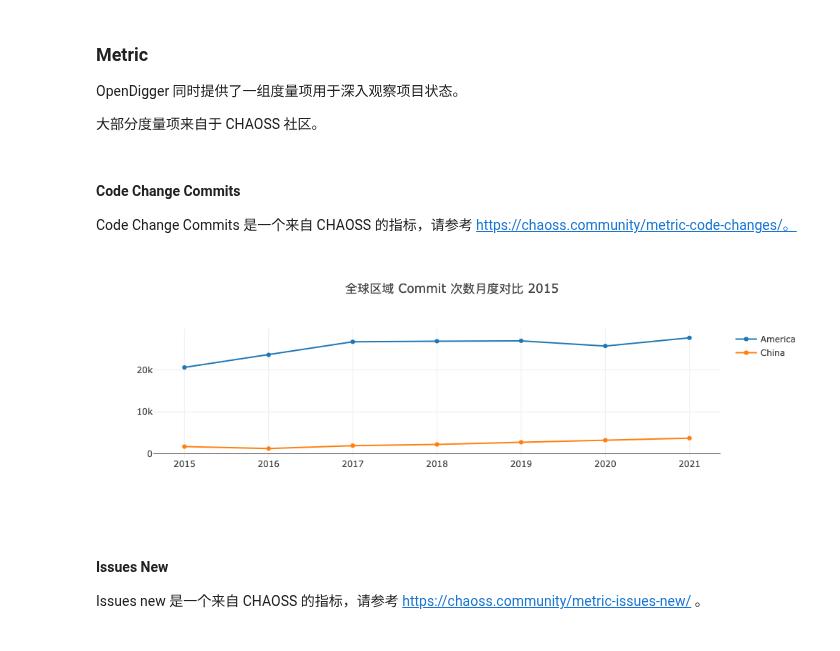
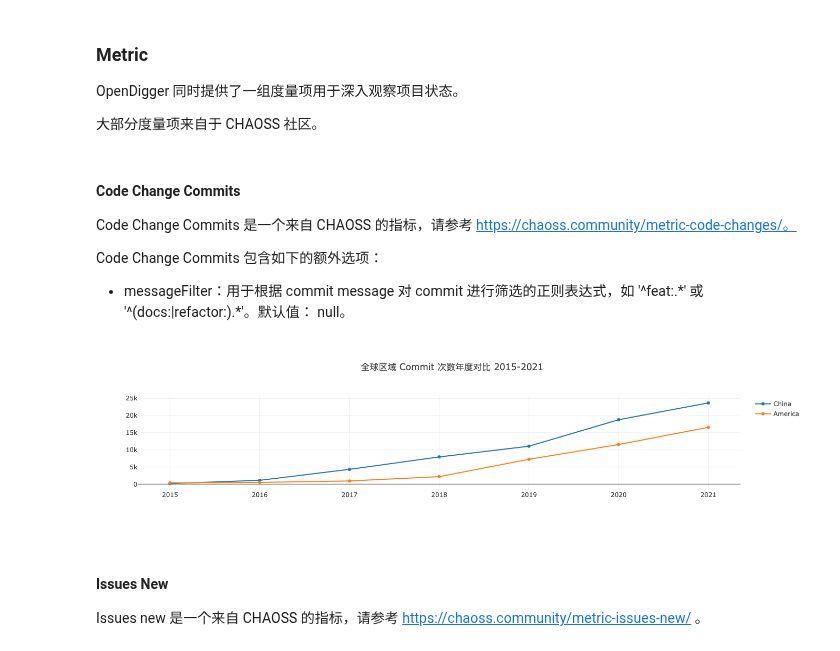
Before and after one commit to X-lab2017/open-digger, a Jupyter notebook: notebook/handbook_zh.ipynb, the cells around one changed output. Cells and saved outputs as stored; diff of their text form; code cells hidden in the pictures.

```diff
--- a/notebook/handbook_zh.ipynb
+++ b/notebook/handbook_zh.ipynb
@@ -184,22 +184,27 @@ OpenDigger 同时提供了一组度量项用于深入观察项目状态。
 大部分度量项来自于 CHAOSS 社区。
 # %% [markdown]
 #### Code Change Commits
+
 Code Change Commits 是一个来自 CHAOSS 的指标，请参考 https://chaoss.community/metric-code-changes/。
+
+Code Change Commits 包含如下的额外选项：
+
+- messageFilter：用于根据 commit message 对 commit 进行筛选的正则表达式，如 '^feat:.\*' 或 '^(docs:|refactor:).\*'。默认值： null。
 # %%
 var startYear = 2015, startMonth = 1, endYear = 2021, endMonth = 12, x = [];
 for (let y = startYear; y <= endYear; y++) x.push(`${y}`);
-openDigger.metric.chaoss.codeChangeCommits({ labelIntersect: ['Region'], startYear, startMonth, endYear, endMonth, groupBy: 'Region', groupTimeRange: 'month', limit: -1 }).then(data => {
+openDigger.metric.chaoss.codeChangeCommits({ labelIntersect: ['Region'], startYear, startMonth, endYear, endMonth, groupBy: 'Region', groupTimeRange: 'year', limit: -1, options: { messageFilter: '^feat:.*' } }).then(data => {
     openDigger.render.plotly(data.filter(row => row.name != 'Others').map(row => {
         return {
             x,
             y: row.count,
             mode: 'scatter',
             name: row.name
         };
-    }), {title: `全球区域 Commit 次数月度对比 ${startYear}`, xaxis: {type: 'category'}});
+    }), {title: `全球区域 Commit 次数年度对比 ${startYear}-${endYear}`, xaxis: {type: 'category'}});
 });
 # %% [output]
-[figure, old version]
+[figure, new version]
 # %% [markdown]
 #### Issues New
 
```
Also changed, not shown: parts of 7 cells of this notebook, 3 other files.
